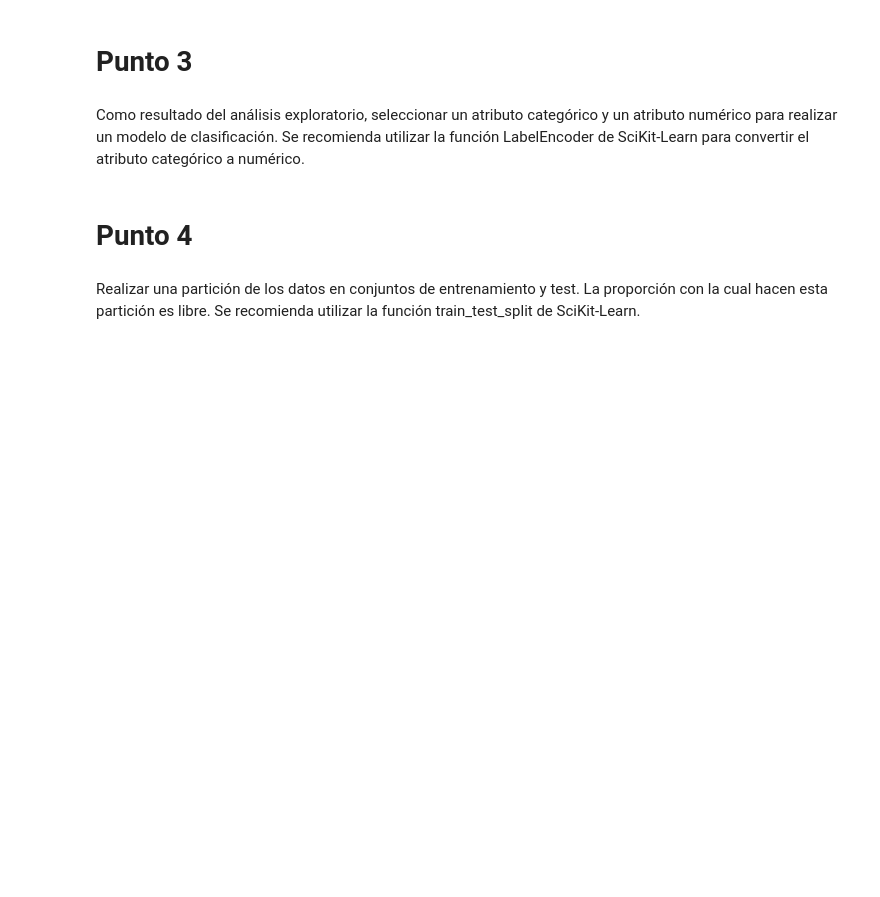
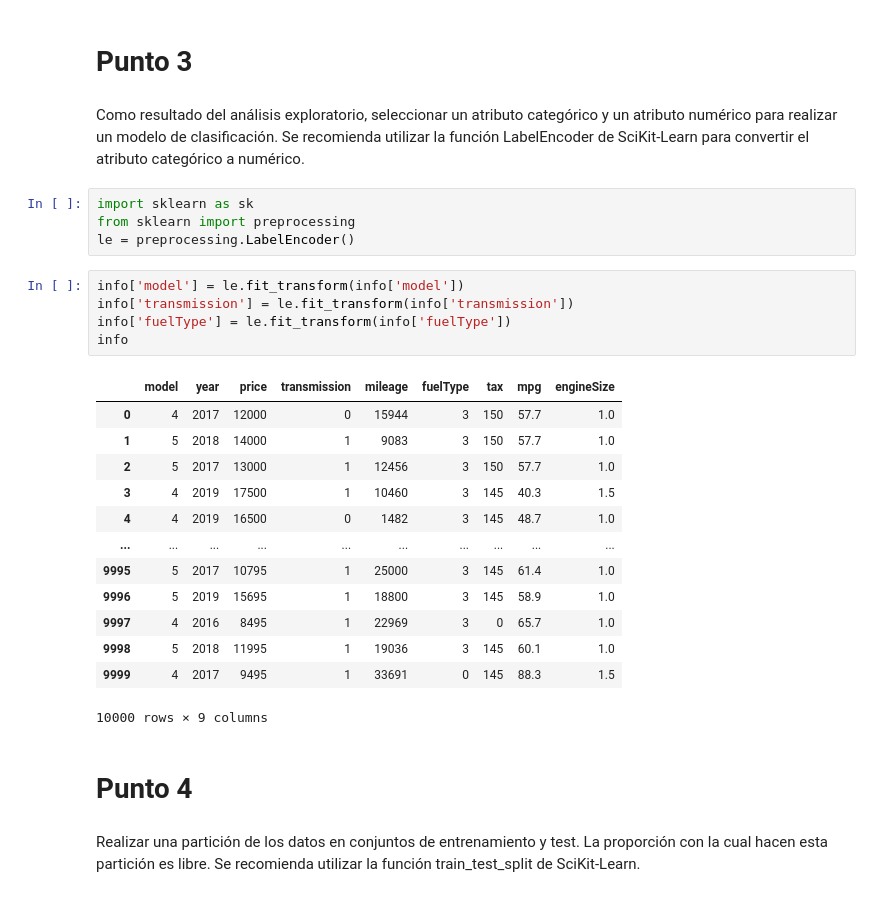
Before and after one commit to janoportnoi/Avanzado_Chona, a Jupyter notebook: modelo.ipynb, the cells around one changed output. Saved outputs shown, nothing was run; the diff lists cells and outputs as text; blank space fills up the shorter version.

```diff
--- a/modelo.ipynb
+++ b/modelo.ipynb
@@ -56,6 +61,29 @@ sns.pairplot(info, hue='price')
 # Punto 3
 # %% [markdown]
 Como resultado del análisis exploratorio, seleccionar un atributo categórico y un atributo numérico para realizar un modelo de clasificación. Se recomienda utilizar la función LabelEncoder de SciKit-Learn para convertir el atributo categórico a numérico.
+# %%
+import sklearn as sk
+from sklearn import preprocessing
+le = preprocessing.LabelEncoder()
+# %%
+info['model'] = le.fit_transform(info['model'])
+info['transmission'] = le.fit_transform(info['transmission'])
+info['fuelType'] = le.fit_transform(info['fuelType'])
+info
+# %% [output]
+|  | model | year | price | transmission | mileage | fuelType | tax | mpg | engineSize |
+| 0 | 4 | 2017 | 12000 | 0 | 15944 | 3 | 150 | 57.7 | 1.0 |
+| 1 | 5 | 2018 | 14000 | 1 | 9083 | 3 | 150 | 57.7 | 1.0 |
+| 2 | 5 | 2017 | 13000 | 1 | 12456 | 3 | 150 | 57.7 | 1.0 |
+| 3 | 4 | 2019 | 17500 | 1 | 10460 | 3 | 145 | 40.3 | 1.5 |
+| 4 | 4 | 2019 | 16500 | 0 | 1482 | 3 | 145 | 48.7 | 1.0 |
+| ... | ... | ... | ... | ... | ... | ... | ... | ... | ... |
+| 9995 | 5 | 2017 | 10795 | 1 | 25000 | 3 | 145 | 61.4 | 1.0 |
+| 9996 | 5 | 2019 | 15695 | 1 | 18800 | 3 | 145 | 58.9 | 1.0 |
+| 9997 | 4 | 2016 | 8495 | 1 | 22969 | 3 | 0 | 65.7 | 1.0 |
+| 9998 | 5 | 2018 | 11995 | 1 | 19036 | 3 | 145 | 60.1 | 1.0 |
+| 9999 | 4 | 2017 | 9495 | 1 | 33691 | 0 | 145 | 88.3 | 1.5 |
+10000 rows × 9 columns
 # %% [markdown]
 # Punto 4
 # %% [markdown]
```
Also changed, not shown: parts of 5 cells of this notebook.
